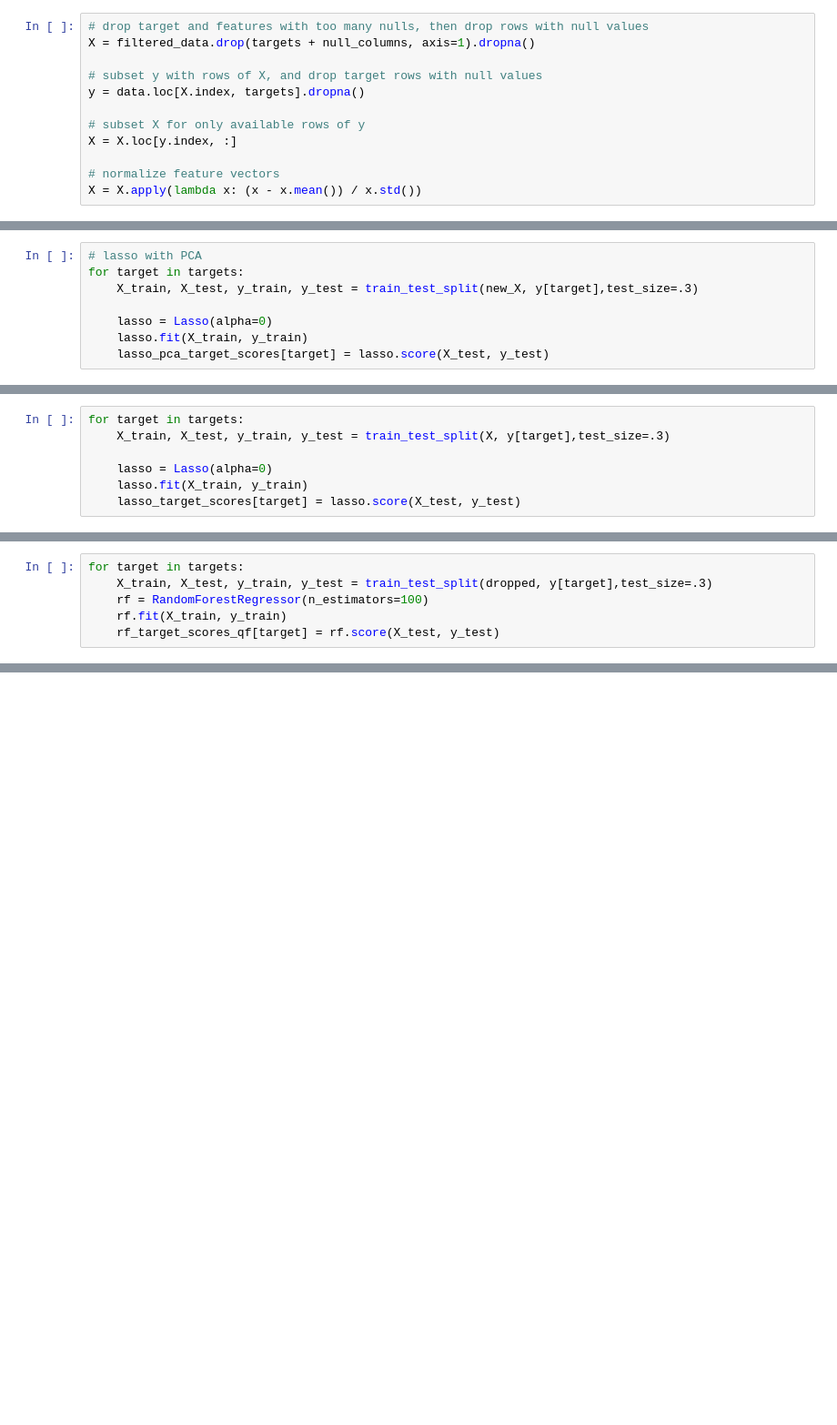
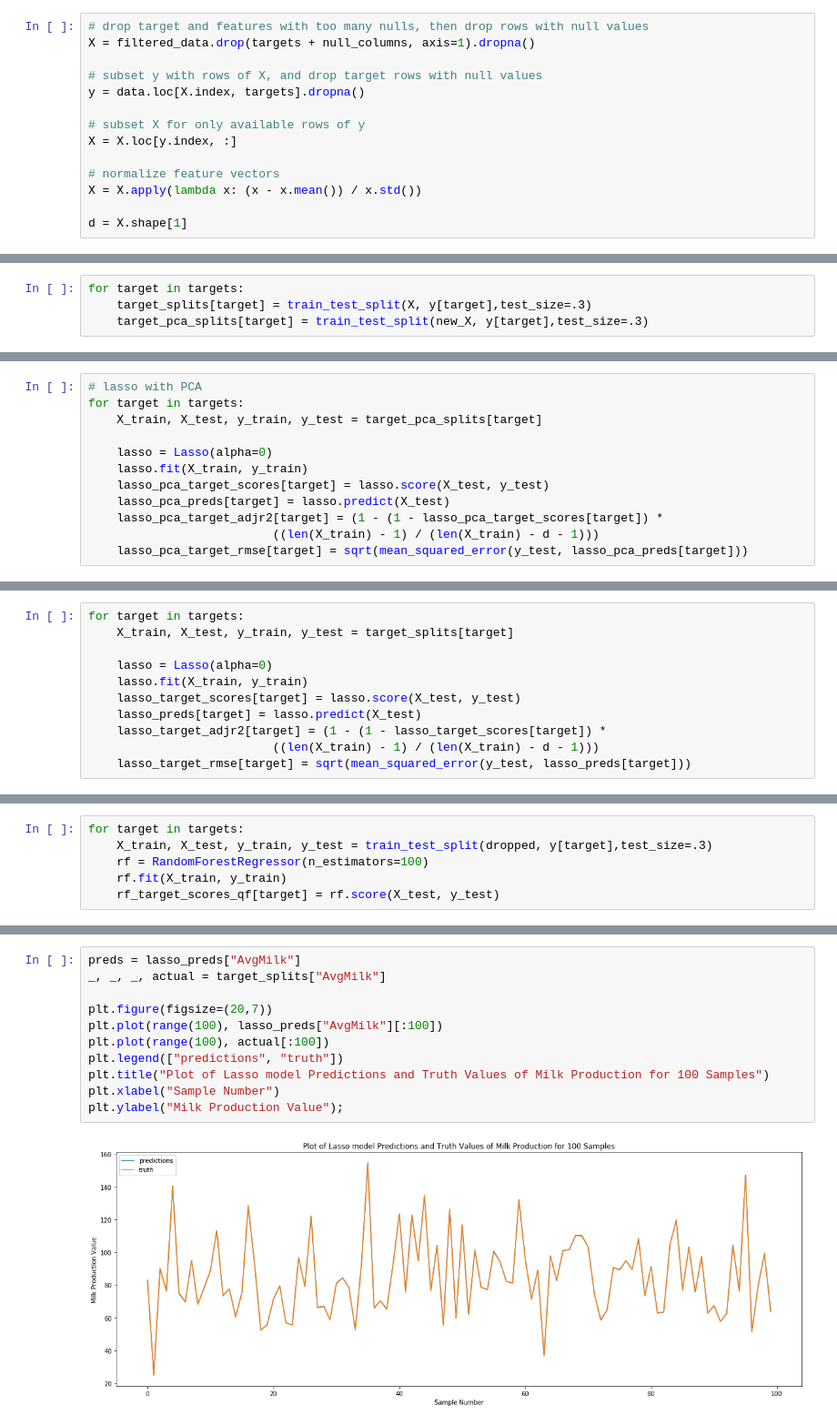
Before and after one commit to thebrianbn/cow_ml, a Jupyter notebook: milk_fat_prediction/project_1_part_2.ipynb, the cells around one changed output, grey strips where cells are left out. Shown: that part at 91% size. Saved outputs shown, nothing was run; the diff lists cells and outputs as text; blank space fills up the shorter version.

Commit message:
metrics and visualizations

```diff
--- a/milk_fat_prediction/project_1_part_2.ipynb
+++ b/milk_fat_prediction/project_1_part_2.ipynb
@@ -78,6 +80,8 @@ X = X.loc[y.index, :]
 
 # normalize feature vectors
 X = X.apply(lambda x: (x - x.mean()) / x.std())
+
+d = X.shape[1]
 # %% [markdown]
 ### Principal Component Analysis
 # %%
@@ -99,22 +119,34 @@ rf_target_scores = {}
+# %%
+for target in targets:
+    target_splits[target] = train_test_split(X, y[target],test_size=.3)
+    target_pca_splits[target] = train_test_split(new_X, y[target],test_size=.3)
 # %% [markdown]
 ### Lasso with PCA
 # %%
 # lasso with PCA
 for target in targets:
-    X_train, X_test, y_train, y_test = train_test_split(new_X, y[target],test_size=.3)
+    X_train, X_test, y_train, y_test = target_pca_splits[target]
 
     lasso = Lasso(alpha=0)
     lasso.fit(X_train, y_train)
     lasso_pca_target_scores[target] = lasso.score(X_test, y_test)
+    lasso_pca_preds[target] = lasso.predict(X_test)
+    lasso_pca_target_adjr2[target] = (1 - (1 - lasso_pca_target_scores[target]) *
+                          ((len(X_train) - 1) / (len(X_train) - d - 1)))
+    lasso_pca_target_rmse[target] = sqrt(mean_squared_error(y_test, lasso_pca_preds[target]))
 # %% [markdown]
 ### Lasso without PCA
 # %%
 for target in targets:
-    X_train, X_test, y_train, y_test = train_test_split(X, y[target],test_size=.3)
+    X_train, X_test, y_train, y_test = target_splits[target]
 
     lasso = Lasso(alpha=0)
     lasso.fit(X_train, y_train)
     lasso_target_scores[target] = lasso.score(X_test, y_test)
+    lasso_preds[target] = lasso.predict(X_test)
+    lasso_target_adjr2[target] = (1 - (1 - lasso_target_scores[target]) *
+                          ((len(X_train) - 1) / (len(X_train) - d - 1)))
+    lasso_target_rmse[target] = sqrt(mean_squared_error(y_test, lasso_preds[target]))
 # %% [markdown]
 ### Random Forest with PCA
 # %%
@@ -201,0 +282,13 @@ Random Forest without questionable features
+# %%
+preds = lasso_preds["AvgMilk"]
+_, _, _, actual = target_splits["AvgMilk"]
+
+plt.figure(figsize=(20,7))
+plt.plot(range(100), lasso_preds["AvgMilk"][:100])
+plt.plot(range(100), actual[:100])
+plt.legend(["predictions", "truth"])
+plt.title("Plot of Lasso model Predictions and Truth Values of Milk Production for 100 Samples")
+plt.xlabel("Sample Number")
+plt.ylabel("Milk Production Value");
+# %% [output]
+[figure, added]
```
Also changed, not shown: parts of 19 cells of this notebook.
